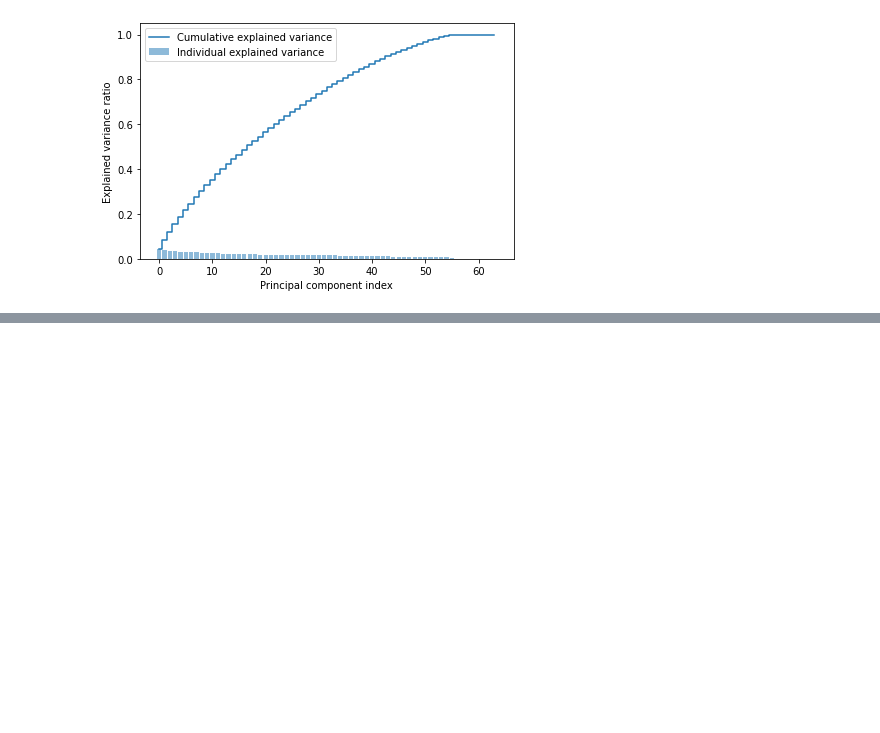
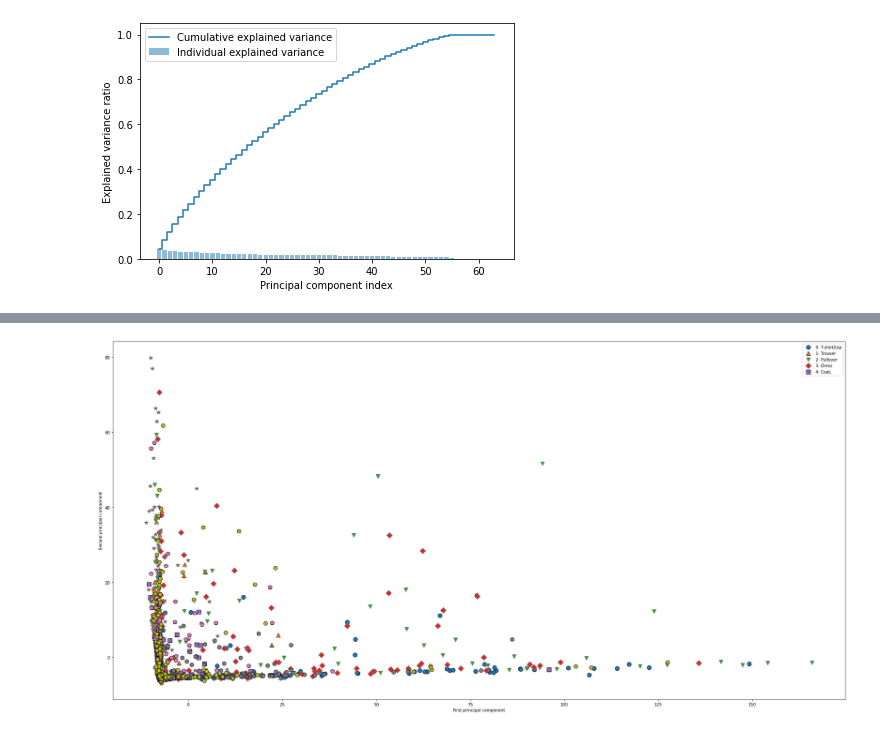
Before and after one commit to jasonmrimer/cse590-machine-learning, a Jupyter notebook: final-project/clustering/pca.ipynb, the cells around one changed output, grey strips where cells are left out. Cells and saved outputs as stored; diff of their text form; code cells hidden in the pictures; blank space fills up the shorter version.

```diff
--- a/final-project/clustering/pca.ipynb
+++ b/final-project/clustering/pca.ipynb
@@ -136,0 +242,7 @@ plt.show()
+# %%
+X_pca_standard = preprocess_data(
+    scale(RobustScaler(), X_train)
+)
+display_preprocessed_2d(X_pca_standard)
+# %% [output]
+[figure, added]
```
Also changed, not shown: parts of 6 cells of this notebook, 1 other file.
